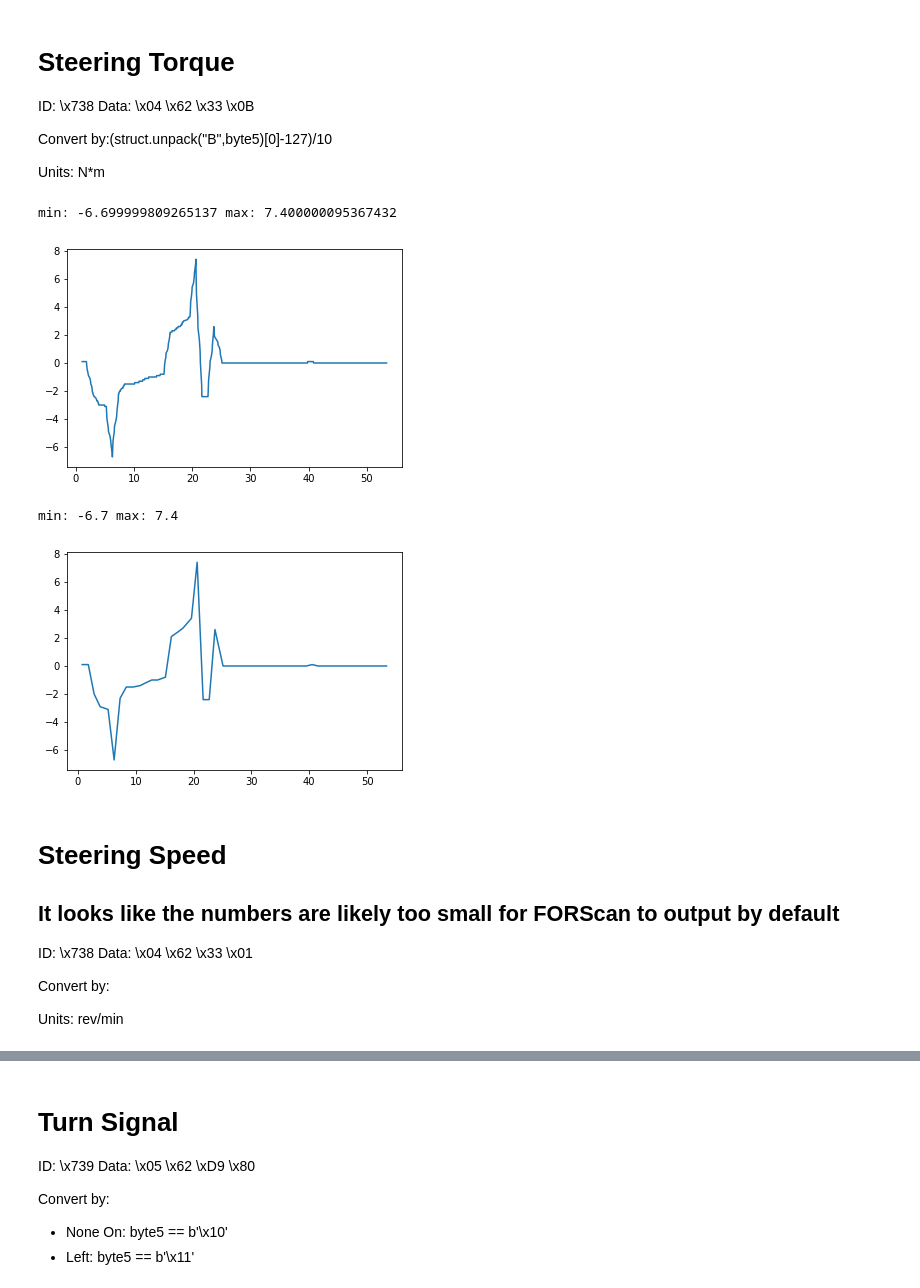
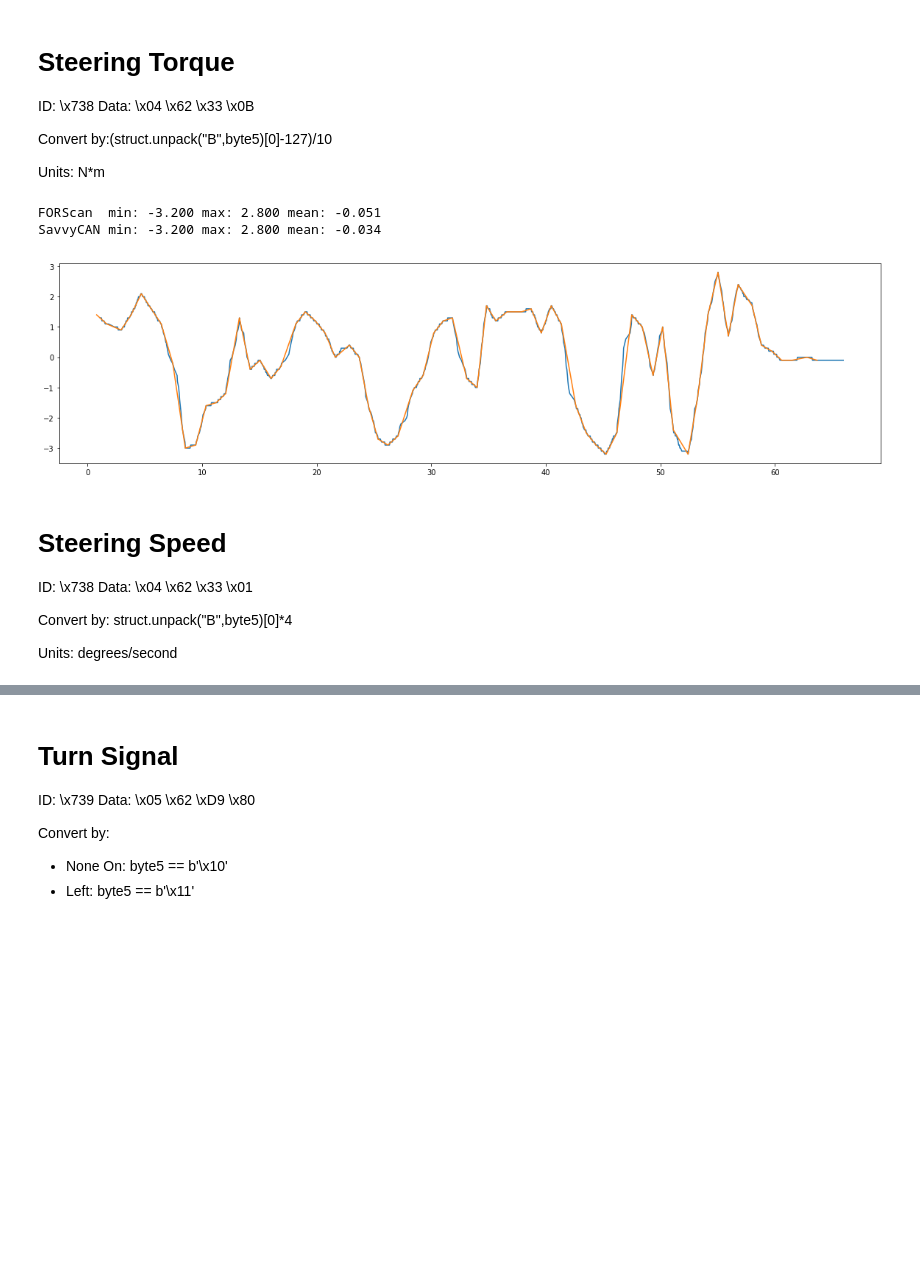
Before and after one commit to denck007/DrivingRecorder, a Jupyter notebook: RE_forscan_vs_savvycan.ipynb, the cells around one changed output, grey strips where cells are left out. Cells and saved outputs as stored; diff of their text form; code cells hidden in the pictures; blank space fills up the shorter version.

```diff
--- a/RE_forscan_vs_savvycan.ipynb
+++ b/RE_forscan_vs_savvycan.ipynb
@@ -6,9 +6,10 @@ import pandas as pd
 import matplotlib.pyplot as plt
 import numpy as np
 import struct
+plt.rcParams['figure.figsize'] = [20,5]
 # %%
-fnameFORScan = "~/car/CANDumps/steeringTest_forscan_20180604_01.csv"
-fnameSavvyCAN = "~/car/CANDumps/steeringTest_SavvyCAN_20180604_01.csv"
+fnameFORScan = "~/car/CANDumps/LiveData_2018-07-27_21.14.04.csv"
+fnameSavvyCAN = "~/car/CANDumps/savvycan_drivingdump_20180727.csv"
 # %%
 def readFORScan(fname):
     '''
@@ -18,7 +19,7 @@ def readFORScan(fname):
     |  <time>  | <val> | <val> | ... | <val> |
     '''
 
-    delimiters = [",",";"]
+    delimiters = [";",","]
     for delim in delimiters:
         try:
             data = pd.read_csv(fnameFORScan,delimiter=delim)
@@ -35,7 +36,7 @@ def readFORScan(fname):
     data = data.rename(index=bytes,columns=newCols)
     data = data[data.time>1000] # eliminate the first second of data, may have bad values
     data = data.reset_index(drop=True) # reset the inde
-    for c in cols:
+    for c in data.columns:
         if data[c][0] == "Off" or data[c][0] == "On":
             data[c][data[c] == "Off"] = 0
             data[c][data[c] == "On"] = 1
@@ -127,30 +136,28 @@ Units: N*m
 # %%
 # filter by steering angle
 torque = dfs[(dfs["ID"]==b"\x00\x00\x07\x38") & (dfs["D1"]==b"\x04")& (dfs["D2"]==b"\x62")& (dfs["D3"]==b"\x33")& (dfs["D4"]==b"\x0b")]
 torque = torque.reset_index(drop=True)
-
-print("min: {} max: {}".format(dff["STR_TRQ_S_M"].min(),dff["STR_TRQ_S_M"].max()))
-plt.plot(dff["time"],dff["STR_TRQ_S_M"])
-plt.show()
-
 t = torque.apply(lambda row: convertTo_uint8(row["D5"])[0],axis=1)
 t = (t-127)/10
-print("min: {} max: {}".format(t.min(),t.max()))
+
+print("FORScan  min: {:.3f} max: {:.3f} mean: {:.3f}".format(dff["STR_TRQ_S_M"].min(),
+                                                             dff["STR_TRQ_S_M"].max(),dff["STR_TRQ_S_M"].mean()))
+print("SavvyCAN min: {:.3f} max: {:.3f} mean: {:.3f}".format(t.min(),t.max(),t.mean()))
+
+plt.plot(dff["time"],dff["STR_TRQ_S_M"])
 plt.plot(torque["Time Stamp"],t)
 plt.show()
 # %% [output]
-min: -6.699999809265137 max: 7.400000095367432
+FORScan  min: -3.200 max: 2.800 mean: -0.051
+SavvyCAN min: -3.200 max: 2.800 mean: -0.034
-[figure, old version]
+[figure, new version]
-min: -6.7 max: 7.4
-[figure, removed]
 # %% [markdown]
 # Steering Speed
-## It looks like the numbers are likely too small for FORScan to output by default
 ID: \x738    Data: \x04 \x62 \x33 \x01
 
-Convert by:
+Convert by: struct.unpack("B",byte5)[0]*4
 
-Units: rev/min
+Units: degrees/second
 # %%
 speed = dfs[(dfs["ID"]==b"\x00\x00\x07\x38") & (dfs["D1"]==b"\x04")& (dfs["D2"]==b"\x62")& (dfs["D3"]==b"\x33")& (dfs["D4"]==b"\x01")]
 speed = speed.reset_index(drop=True)
```
Also changed, not shown: parts of 28 cells of this notebook, 1 other file.
